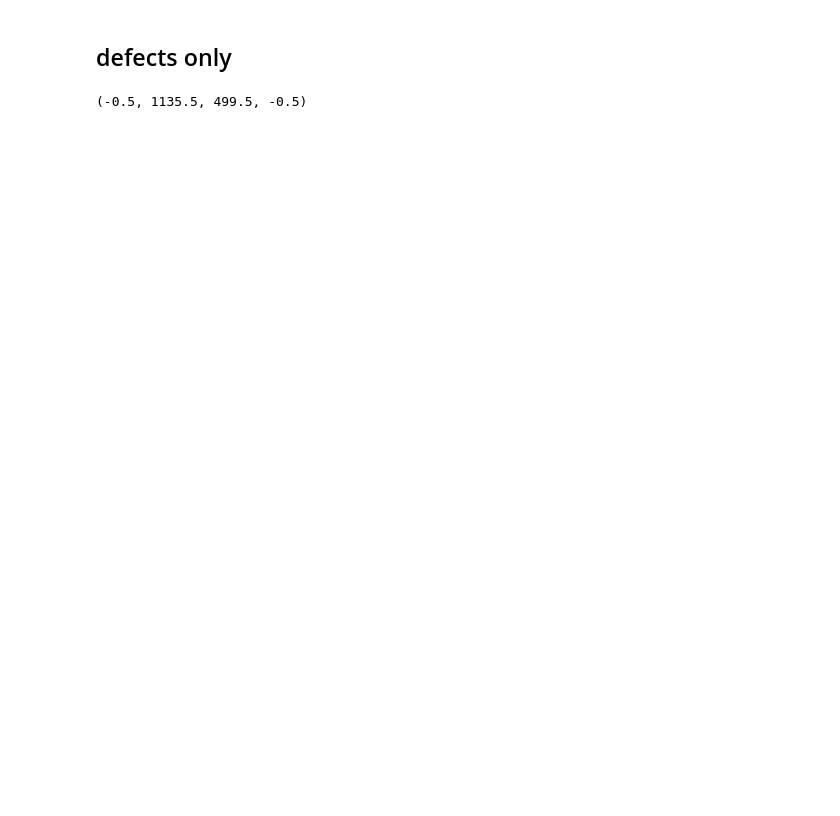
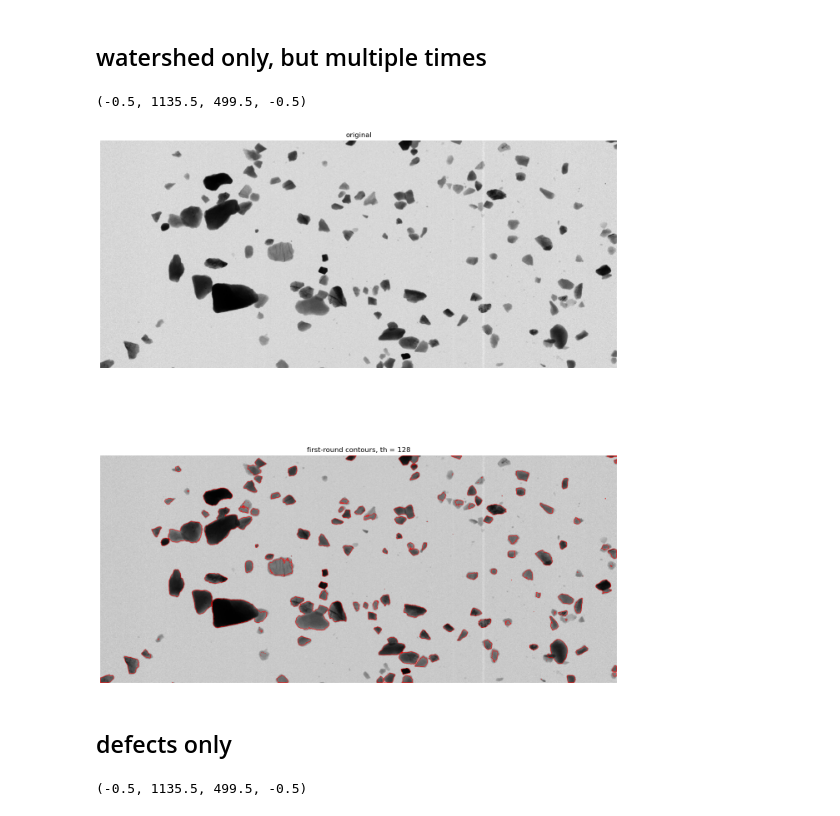
Before and after one commit to yaojian95/jt_ore_sorting, a Jupyter notebook: contours_detect.ipynb, the cells around one changed output. Drawn from its saved outputs; the diff is of its cells as text; code cells hidden in the pictures; blank space fills up the shorter version.

```diff
--- a/contours_detect.ipynb
+++ b/contours_detect.ipynb
@@ -83,3 +142,55 @@ def cut_by_deepest_defects(cnt, binary, top_k=2, depth_thresh=1000):
+# %% [markdown]
+## watershed only, but multiple times
+# %%
+# img = cv2.imread("1749001387562020400.png", cv2.IMREAD_GRAYSCALE)[:, 200:1336]
+# img = cv2.imread("1749114607646606900.png", cv2.IMREAD_GRAYSCALE)[:, 200:1336]
+# img = cv2.imread("1749114607376323400.png", cv2.IMREAD_GRAYSCALE)[:, 200:1336]
+# img = cv2.imread("1749114604927843500.png", cv2.IMREAD_GRAYSCALE)[:, 200:1336]
+img = cv2.imread("/Users/zhengyun/Desktop/yaojian/data/test_data_yinshan/test_one_image/1749114605350494900.png",
+                 cv2.IMREAD_GRAYSCALE)[:, 200:1336]
+# th_binary, binary = cv2.threshold(img, 0, 255, cv2.THRESH_BINARY_INV + cv2.THRESH_OTSU)
+_, binary = cv2.threshold(img, 128, 255, cv2.THRESH_BINARY_INV); th_binary = 128
+
+# 构造新分割 mask
+final_mask_v2 = np.zeros_like(binary)
+
+contours, _ = cv2.findContours(binary, cv2.RETR_TREE, cv2.CHAIN_APPROX_SIMPLE)
+
+normal_contours = []
+split_contours = []
+
+error_contours = []
+cnt_needs = []
+for cnt in contours:
+    if is_overlapping(cnt, solidity_thresh=1.15):
+        split_contours.extend(recursive_watershed(cnt, binary, img, max_depth=2))
+    else:
+        normal_contours.append(cnt)
+
+
+all_contours = split_contours + normal_contours
+# 绘制结果
+result = cv2.cvtColor(img, cv2.COLOR_GRAY2BGR)
+cv2.drawContours(result, all_contours, -1, (255, 0, 0), 1)
+
+
+# 显示新结果
+fig, axes = plt.subplots(2, 1, figsize=(16, 18))
+# # axes[1].imshow(output_v2)
+# axes[2].set_title("deepest_defects")
+# axes[2].axis('off')
+# axes[2].imshow(mask_only2)
+
+axes[0].imshow(img, cmap = 'gray')
+axes[0].set_title("original")
+axes[0].axis('off')
+
+axes[1].imshow(result, cmap = 'gray')
+axes[1].set_title("first-round contours, th = %s"%th_binary)
+axes[1].axis('off')
+# %% [output]
+(-0.5, 1135.5, 499.5, -0.5)
+[figure, added]
 # %% [markdown]
 ## defects only
 # %%
```
Also changed, not shown: parts of 4 cells of this notebook, 4 other files.
